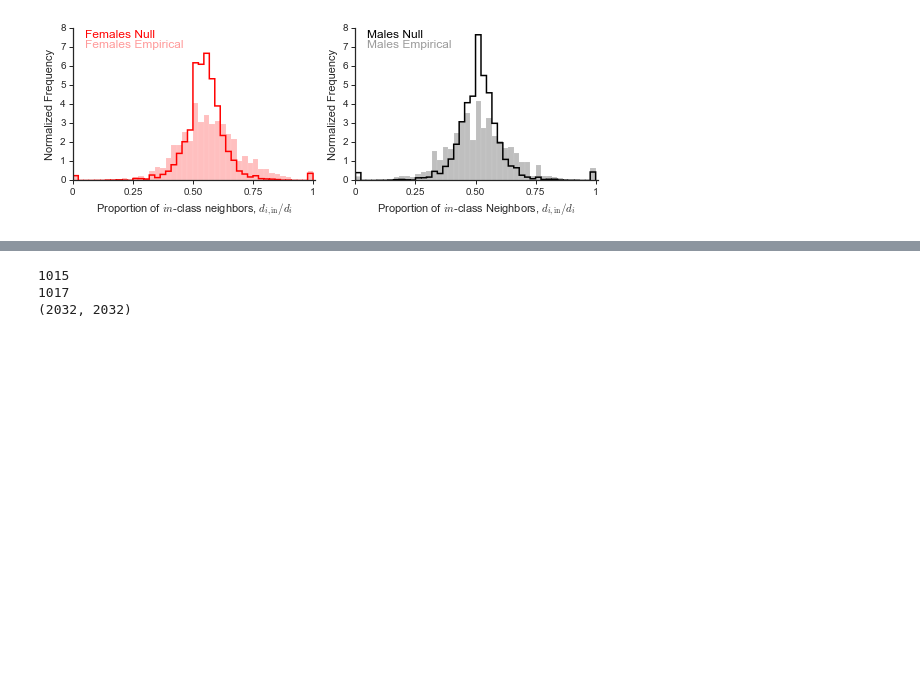
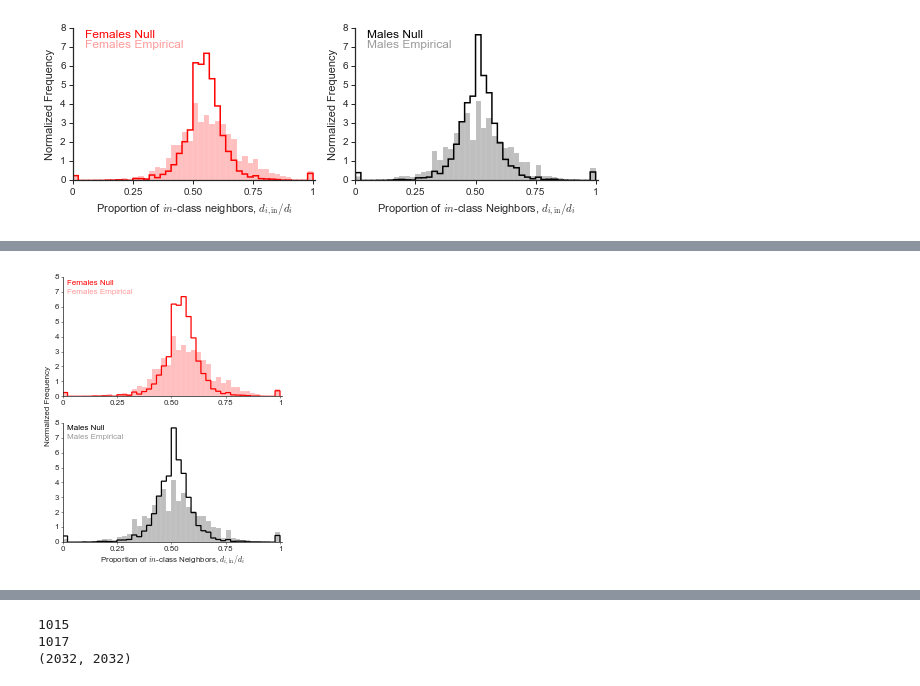
Before and after one commit to kaltenburger/homophily_monophily_NHB, a Jupyter notebook: code/1_analyze_FB100_AddHealth_Noordin_PolBlogs/b1_Case Study -- Amherst and AddHealth23 Figures.ipynb, the cells around one changed output, grey strips where cells are left out. Drawn from its saved outputs; the diff is of its cells as text; code cells hidden in the pictures; blank space fills up the shorter version.

```diff
--- a/code/1_analyze_FB100_AddHealth_Noordin_PolBlogs/b1_Case Study -- Amherst and AddHealth23 Figures.ipynb
+++ b/code/1_analyze_FB100_AddHealth_Noordin_PolBlogs/b1_Case Study -- Amherst and AddHealth23 Figures.ipynb
@@ -184,0 +274,90 @@ pp.close()
+# %%
+alpha_empirical = 0.4
+%matplotlib inline
+nbins = 45
+text_size = 8
+axis_text = 8
+
+f, (ax1, ax2) = plt.subplots(2, 1,
+                             sharey=True, sharex=False,
+                            figsize=(3.46457,4.2),
+                            squeeze = True)
+plt.setp(ax1, xticks=[0,0.25, 0.5, 0.75, 1], xticklabels=['0', '0.25', '0.50', '0.75', '1'])
+ax1.set_xticks([0,0.25, 0.5, 0.75, 1])
+
+
+
+ax1.minorticks_on()
+ax1.tick_params('both', length=2, width=0.5, which='major',
+                left=1, bottom=1, top=0, right=0,  labelsize = axis_text,
+               pad = 3.5)
+
+
+ax1.hist(in_F_degree/total_F_degree,
+         bins = np.linspace(0,1,nbins),
+         normed = True,
+         edgecolor = 'white',
+        color='red',alpha=0.25)
+
+ax1.hist(mc_F_final,
+         bins = np.linspace(0,1,nbins),
+         normed = True,
+         edgecolor = 'red',histtype='step',
+        color='white',alpha=1,lw=1.25)
+
+#ax1.set_ylabel('Normalized Frequency',
+#              size=axis_text)
+#ax1.set_xlabel('Proportion of $in$-class neighbors, $d_{i,\\mathrm{in}}/d_i$',
+#               size=text_size)
+ax1.spines["right"].set_visible(False)
+ax1.spines["top"].set_visible(False)
+ax1.set_ylim(0,8)
+ax1.set_xlim(0,1.01)
+ax1.spines["left"].set_linewidth(0.75)
+ax1.spines["bottom"].set_linewidth(0.75)
+
+
+ax2.set_ylim(0,8)
+ax2.set_xlim(0,1.01)
+plt.setp(ax2, xticks=[0,0.25, 0.5, 0.75, 1], xticklabels=['0', '0.25', '0.50', '0.75', '1'])
+ax2.set_xticks([0,0.25, 0.5, 0.75, 1])
+ax2.minorticks_on()
+ax2.tick_params('both', length=2, width=0.5, which='major', left=1, bottom=1, top=0, right=0,
+               labelsize = axis_text,
+                pad = 3.5)
+
+
+ax2.hist(in_M_degree/total_M_degree,
+         bins = np.linspace(0,1,nbins),
+         normed = True,
+         edgecolor = 'white',
+        color='black',alpha=0.25)
+ax2.hist(mc_M_final,
+         bins = np.linspace(0,1,nbins),
+         normed = True,
+         edgecolor = 'black',histtype='step',
+        color='white',alpha=1,lw=1.25)
+ax2.spines["right"].set_visible(False)
+ax2.spines["top"].set_visible(False)
+ax2.spines["left"].set_linewidth(0.75)
+ax2.spines["bottom"].set_linewidth(0.75)
+
+ax1.annotate('Females Null', xy=(0.02,7.5),
+                 color='red', alpha=1, size=text_size)
+ax1.annotate('Females Empirical', xy=(0.02,6.9),
+                 color='red', alpha=alpha_empirical, size=text_size)
+ax2.annotate('Males Null', xy=(0.02,7.5),
+                 color='black', alpha=1, size=text_size)
+ax2.annotate('Males Empirical', xy=(0.02,6.9),
+                 color='black', alpha=alpha_empirical, size=text_size)
+plt.text(0.17, -1.34, 'Proportion of $in$-class Neighbors, $d_{i,\\mathrm{in}}/d_i$',
+         fontsize=axis_text)
+plt.text(-0.08, 11.5, 'Normalized Frequency',
+         fontsize=axis_text,
+        rotation = 'vertical')
+plt.tight_layout()
+pp = PdfPages('../../figures/Facebook_Amherst_overdispersion_100k_SINGLE_COLUMN_2x1.pdf')
+pp.savefig(dpi = 300)
+pp.close()
+# %% [output]
+[figure, added]
```
Also changed, not shown: parts of 3 cells of this notebook, 43 other files.
